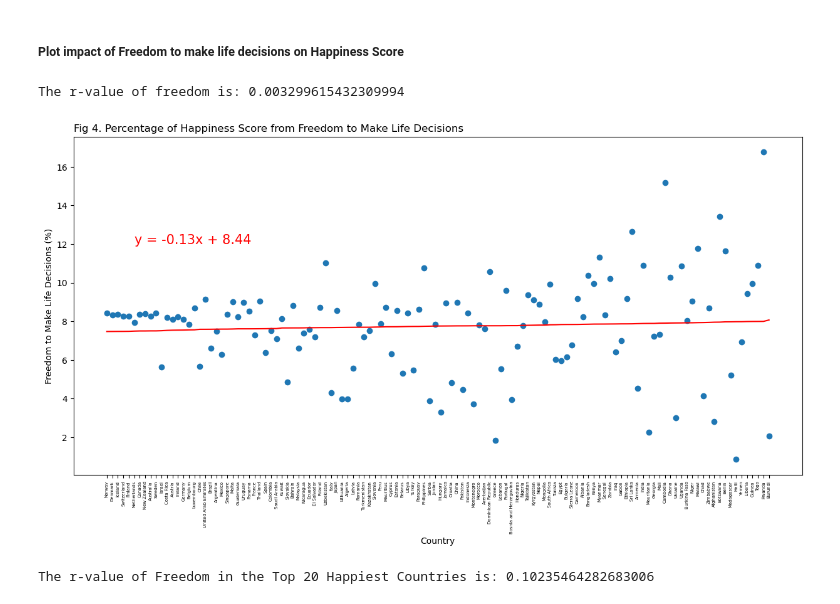
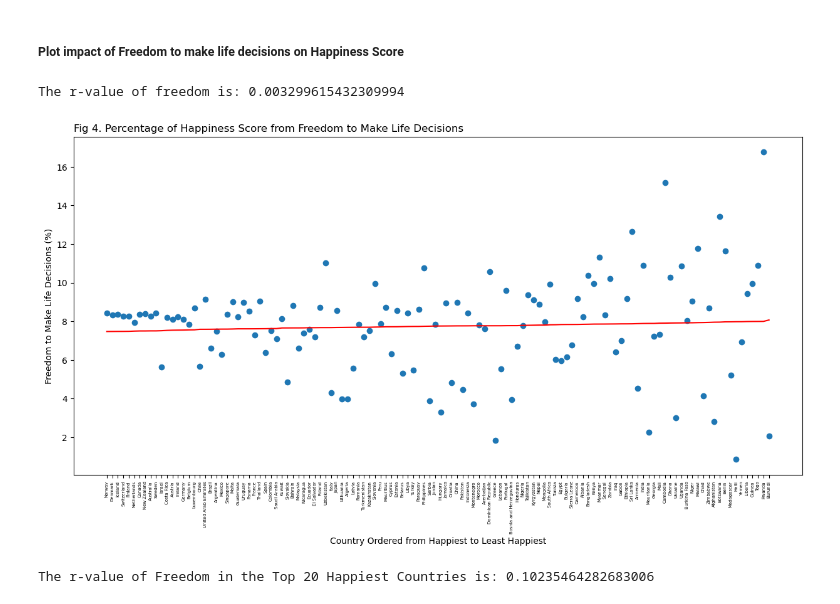
Before and after one commit to camerondifalco1/Project1, a Jupyter notebook: Working_Files/PB_support_and_freedom.ipynb, the cells around one changed output. Drawn from its saved outputs; the diff is of its cells as text; code cells hidden in the pictures.

```diff
--- a/Working_Files/PB_support_and_freedom.ipynb
+++ b/Working_Files/PB_support_and_freedom.ipynb
@@ -458,36 +458,36 @@ The r-value of Support in the Bottom 20 Happiest Countries is: 0.052543131164214
 
 #axis
 x_freedom_percent = happy_social_freedom_df["Country"]
 y_freedom_percent = happy_social_freedom_df["% of Happiness from Freedom"]
 
 #line regression and line equation
 free_slope, free_int, free_r, free_p, free_std_err = st.linregress(happy, y_freedom_percent)
 free_fit = free_slope * happy + free_int
 free_line = "y = " + str(round(free_slope, 2)) + "x + " + str(round(free_int, 2))
 
 #increase plot size for volume of x-axis values
 size = plt.figure()
 size.set_figwidth(15)
 size.set_figheight(7)
 
 #plot scatter and line regression
 plt.scatter(x_freedom_percent, y_freedom_percent)
 plt.plot(x_freedom_percent, free_fit, color='red')
 plt.title("Fig 4. Percentage of Happiness Score from Freedom to Make Life Decisions", loc='left')
-plt.xlabel("Country")
+plt.xlabel("Country Ordered from Happiest to Least Happiest")
 plt.ylabel("Freedom to Make Life Decisions (%)")
-plt.annotate(free_line, (5,12), fontsize=15, color='red')
+#plt.annotate(free_line, (5,12), fontsize=15, color='red')
 
 #style xticks
 plt.xticks(happy_country, size=5, rotation=90)
 
 #print r-value for analysis
 print(f'The r-value of freedom is: {free_r**2}')
 
 plt.show()
 # %% [output]
 The r-value of freedom is: 0.003299615432309994
-[figure, old version]
+[figure, new version]
 # %%
 #scatter plots and line regression on top 20 happiest countries
 #does getting more happiness from freedom to make life decisions correlate to a higher happiness score
```
Also changed, not shown: parts of 8 cells of this notebook, 2 other files.
